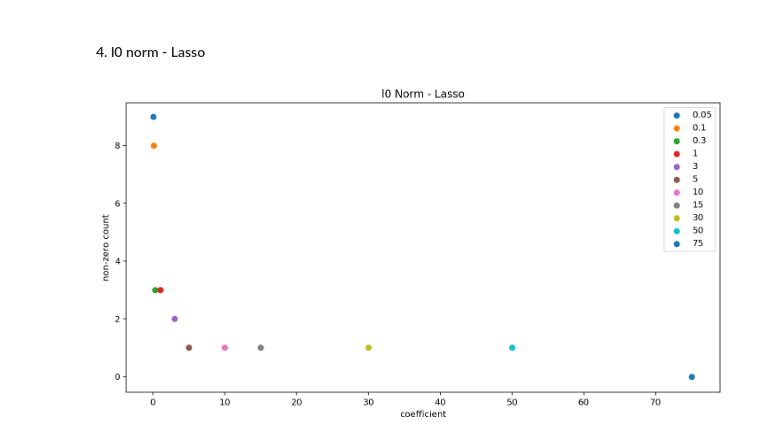
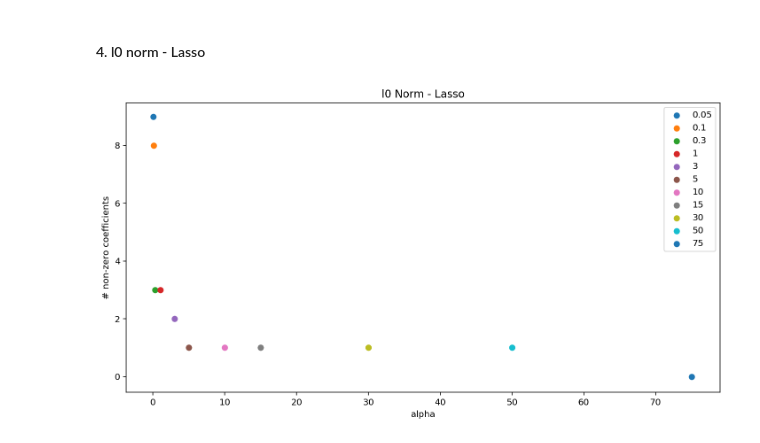
Before and after one commit to mxviteri/bds_hm1, a Jupyter notebook: hw3/HW3.ipynb, the cells around one changed output. Cells and saved outputs as stored; diff of their text form; code cells hidden in the pictures.

```diff
--- a/hw3/HW3.ipynb
+++ b/hw3/HW3.ipynb
@@ -353,19 +353,17 @@ Currently, the Ridge model performs slightly better
 # %% [markdown]
 #### 4. l0 norm - Lasso
 # %%
-coefs = [0.05, 0.1, 0.3, 1, 3, 5, 10, 15, 30, 50, 75]
-
-for c in coefs:
-    l = Lasso(alpha=c)
+for a in alphas:
+    l = Lasso(alpha=a)
     l.fit(X_train, y)
     nonzero = l.coef_ != 0
     count = list(nonzero).count(True)
-    plt.scatter(c, count)
+    plt.scatter(a, count)
 
 plt.title("l0 Norm - Lasso")
-plt.xlabel("coefficient")
-plt.ylabel("non-zero count")
-plt.legend(coefs)
+plt.xlabel("alpha")
+plt.ylabel("# non-zero coefficients")
+plt.legend(alphas)
 plt.show()
 # %% [output]
-[figure, old version]
+[figure, new version]
```
